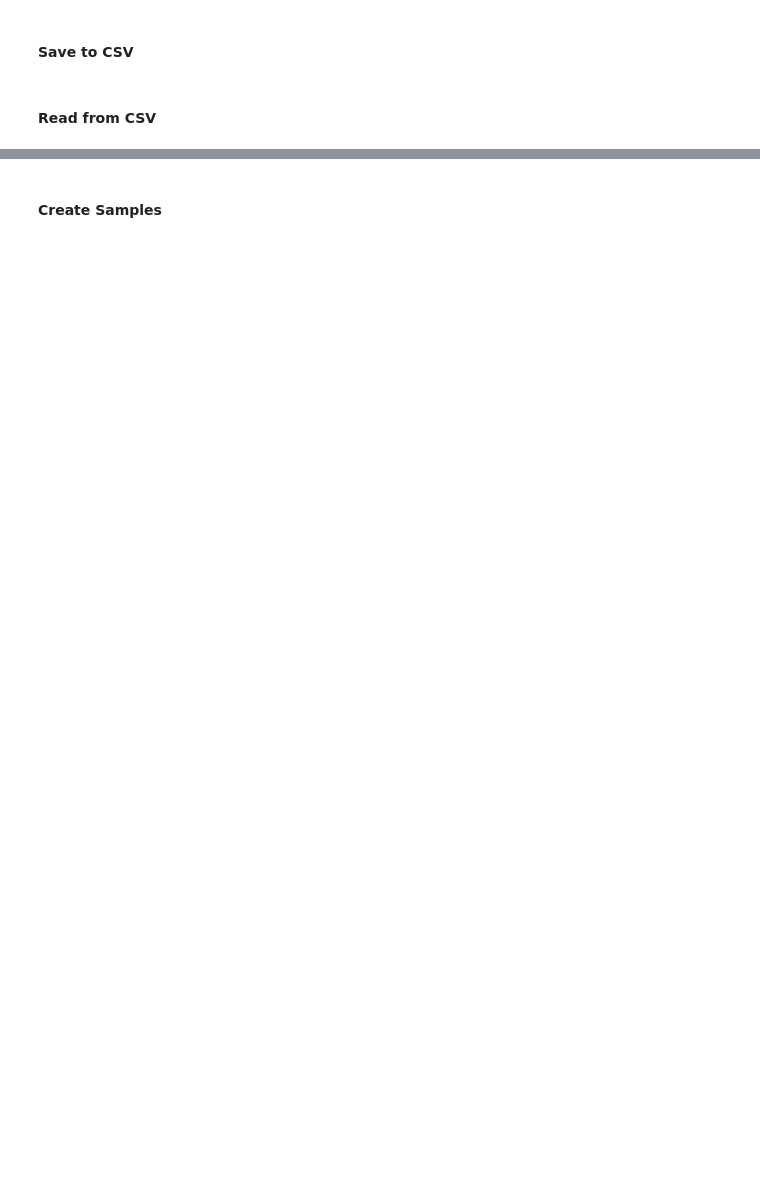
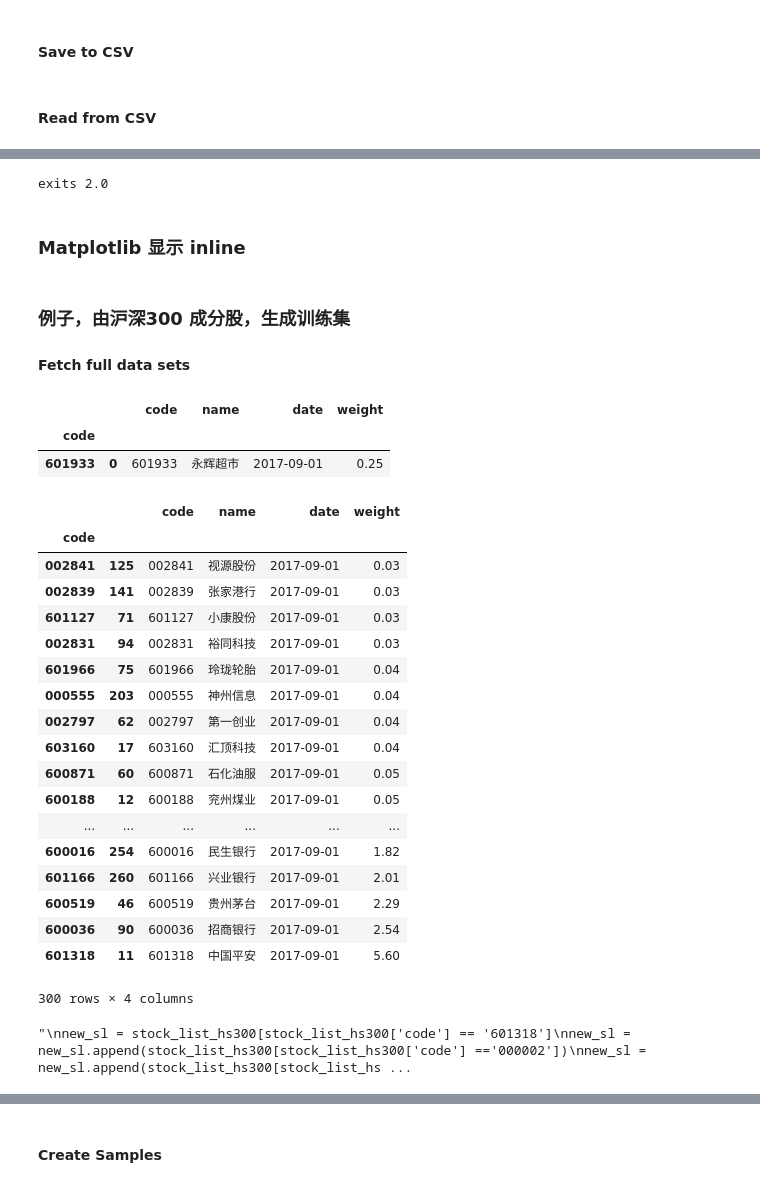
Before and after one commit to ai4stocks/ai4stocks, a Jupyter notebook: my AI building blocks - tushare study .ipynb, the cells around one changed output, grey strips where cells are left out. Saved outputs shown, nothing was run; the diff lists cells and outputs as text; code cells hidden in the pictures; blank space fills up the shorter version.

```diff
--- a/my AI building blocks - tushare study .ipynb
+++ b/my AI building blocks - tushare study .ipynb
@@ -47,0 +38,6 @@ all_data = rb
+# %%
+dp.test_sync()
+# %% [output]
+exits 2.0
+# %% [markdown]
+### Matplotlib 显示 inline
@@ -47,0 +51,4 @@ all_data = rb
+# %% [markdown]
+### 例子，由沪深300 成分股，生成训练集
+
+#### Fetch full data sets
@@ -47,0 +57,46 @@ all_data = rb
+# %%
+# set index
+stock_list_hs300.set_index([stock_list_hs300['code'], stock_list_hs300.index], inplace=True)
+
+stock_list_hs300.head(1)
+# %% [output]
+|  |  | code | name | date | weight |
+| code |  |  |  |  |  |
+| 601933 | 0 | 601933 | 永辉超市 | 2017-09-01 | 0.25 |
+# %%
+stock_list_hs300.sort_values(['weight'])
+# %% [output]
+|  |  | code | name | date | weight |
+| code |  |  |  |  |  |
+| 002841 | 125 | 002841 | 视源股份 | 2017-09-01 | 0.03 |
+| 002839 | 141 | 002839 | 张家港行 | 2017-09-01 | 0.03 |
+| 601127 | 71 | 601127 | 小康股份 | 2017-09-01 | 0.03 |
+| 002831 | 94 | 002831 | 裕同科技 | 2017-09-01 | 0.03 |
+| 601966 | 75 | 601966 | 玲珑轮胎 | 2017-09-01 | 0.04 |
+| 000555 | 203 | 000555 | 神州信息 | 2017-09-01 | 0.04 |
+| 002797 | 62 | 002797 | 第一创业 | 2017-09-01 | 0.04 |
+| 603160 | 17 | 603160 | 汇顶科技 | 2017-09-01 | 0.04 |
+| 600871 | 60 | 600871 | 石化油服 | 2017-09-01 | 0.05 |
+| 600188 | 12 | 600188 | 兖州煤业 | 2017-09-01 | 0.05 |
+| ... | ... | ... | ... | ... | ... |
+| 600016 | 254 | 600016 | 民生银行 | 2017-09-01 | 1.82 |
+| 601166 | 260 | 601166 | 兴业银行 | 2017-09-01 | 2.01 |
+| 600519 | 46 | 600519 | 贵州茅台 | 2017-09-01 | 2.29 |
+| 600036 | 90 | 600036 | 招商银行 | 2017-09-01 | 2.54 |
+| 601318 | 11 | 601318 | 中国平安 | 2017-09-01 | 5.60 |
+300 rows × 4 columns
+# %%
+# keep only '000002' 万科A and '601318' 中国平安
+'''
+new_sl = stock_list_hs300[stock_list_hs300['code'] == '601318']
+new_sl = new_sl.append(stock_list_hs300[stock_list_hs300['code'] =='000002'])
+new_sl = new_sl.append(stock_list_hs300[stock_list_hs300['code'] =='600036'])
+new_sl = new_sl.append(stock_list_hs300[stock_list_hs300['code'] =='600519'])
+new_sl = new_sl.append(stock_list_hs300[stock_list_hs300['code'] =='000333'])
+
+
+print(new_sl.head())
+stock_list_hs300 = new_sl
+'''
+# %% [output]
+"\nnew_sl = stock_list_hs300[stock_list_hs300['code'] == '601318']\nnew_sl = new_sl.append(stock_list_hs300[stock_list_hs300['code'] =='000002'])\nnew_sl = new_sl.append(stock_list_hs300[stock_list_hs ...
```
Also changed, not shown: parts of 63 cells of this notebook, 1 other file.
